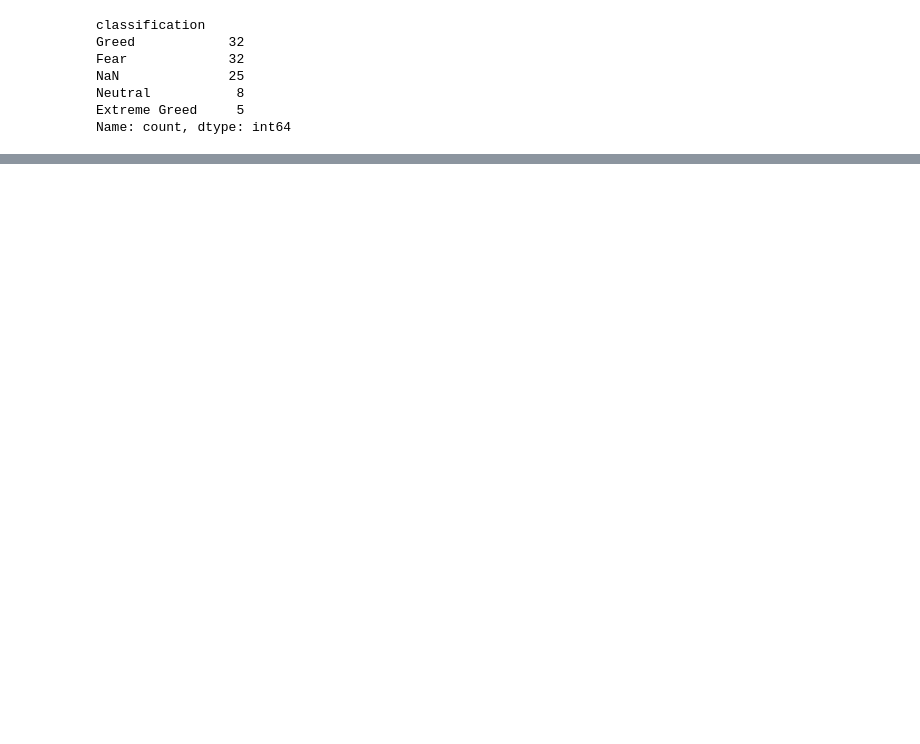
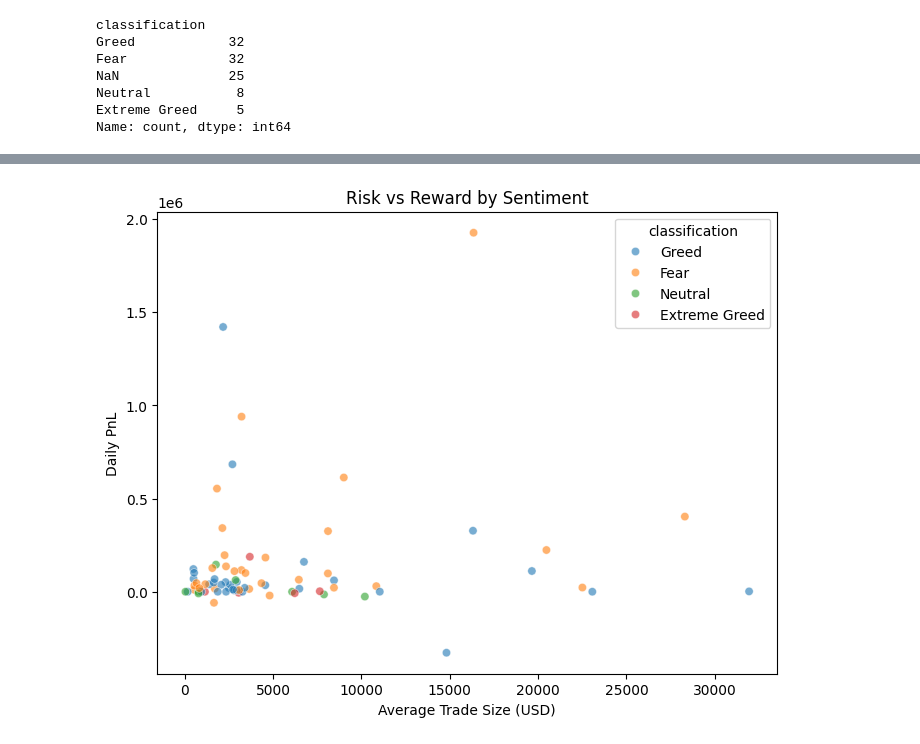
Before and after one commit to NIkunj-17/primetrade.ai-trader-sentiment, a Jupyter notebook: notebooks/data_analysis.ipynb, the cells around one changed output, grey strips where cells are left out. Drawn from its saved outputs; the diff is of its cells as text; code cells hidden in the pictures; blank space fills up the shorter version.

```diff
--- a/notebooks/data_analysis.ipynb
+++ b/notebooks/data_analysis.ipynb
@@ -199,0 +269,16 @@ Name: count, dtype: int64
+# %%
+plt.figure(figsize=(8,6))
+sns.scatterplot(
+    data=daily_metrics,
+    x='avg_trade_size_usd',
+    y='daily_pnl',
+    hue='classification',
+    alpha=0.6
+)
+
+plt.title("Risk vs Reward by Sentiment")
+plt.xlabel("Average Trade Size (USD)")
+plt.ylabel("Daily PnL")
+plt.show()
+# %% [output]
+[figure, added]
```
Also changed, not shown: parts of 6 cells of this notebook.
